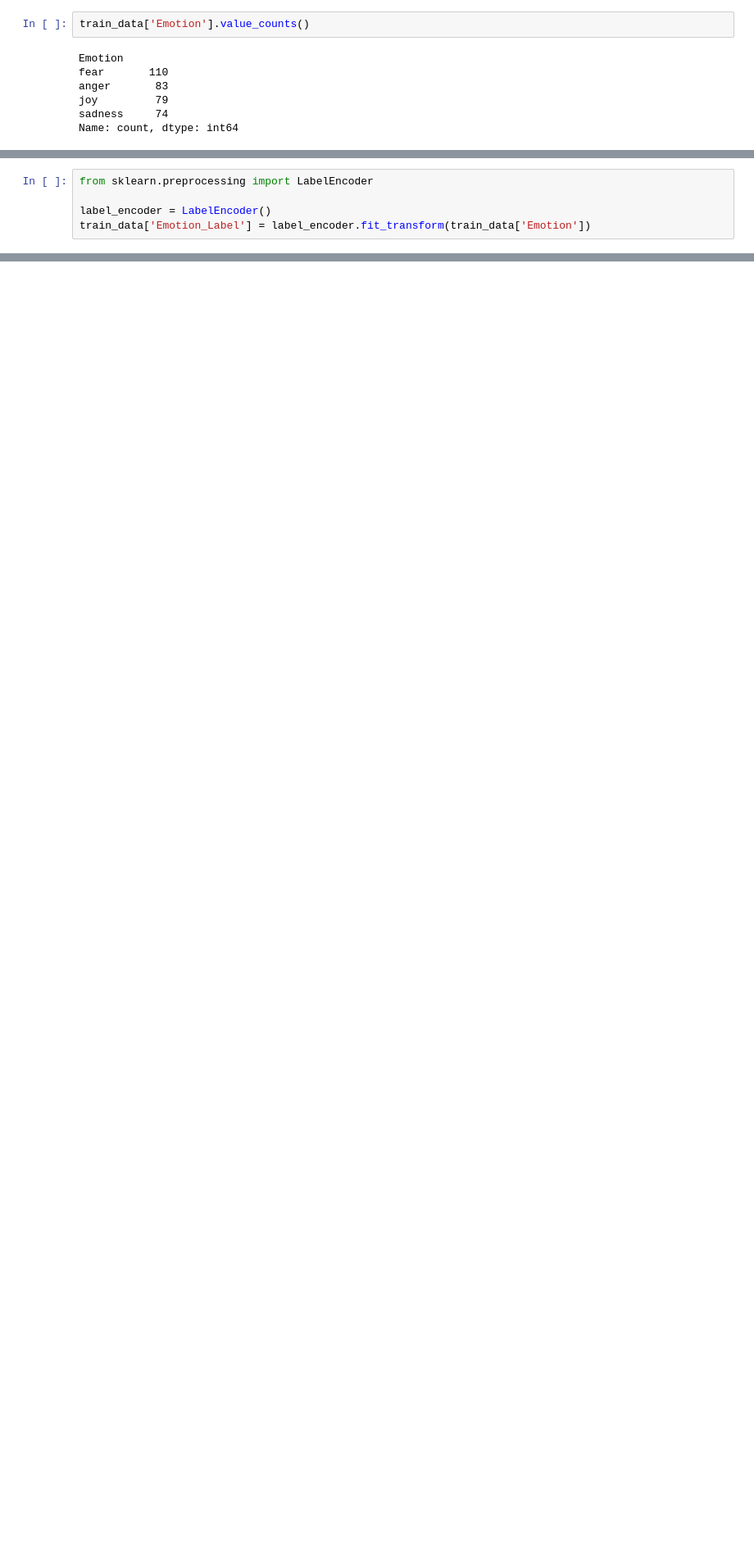
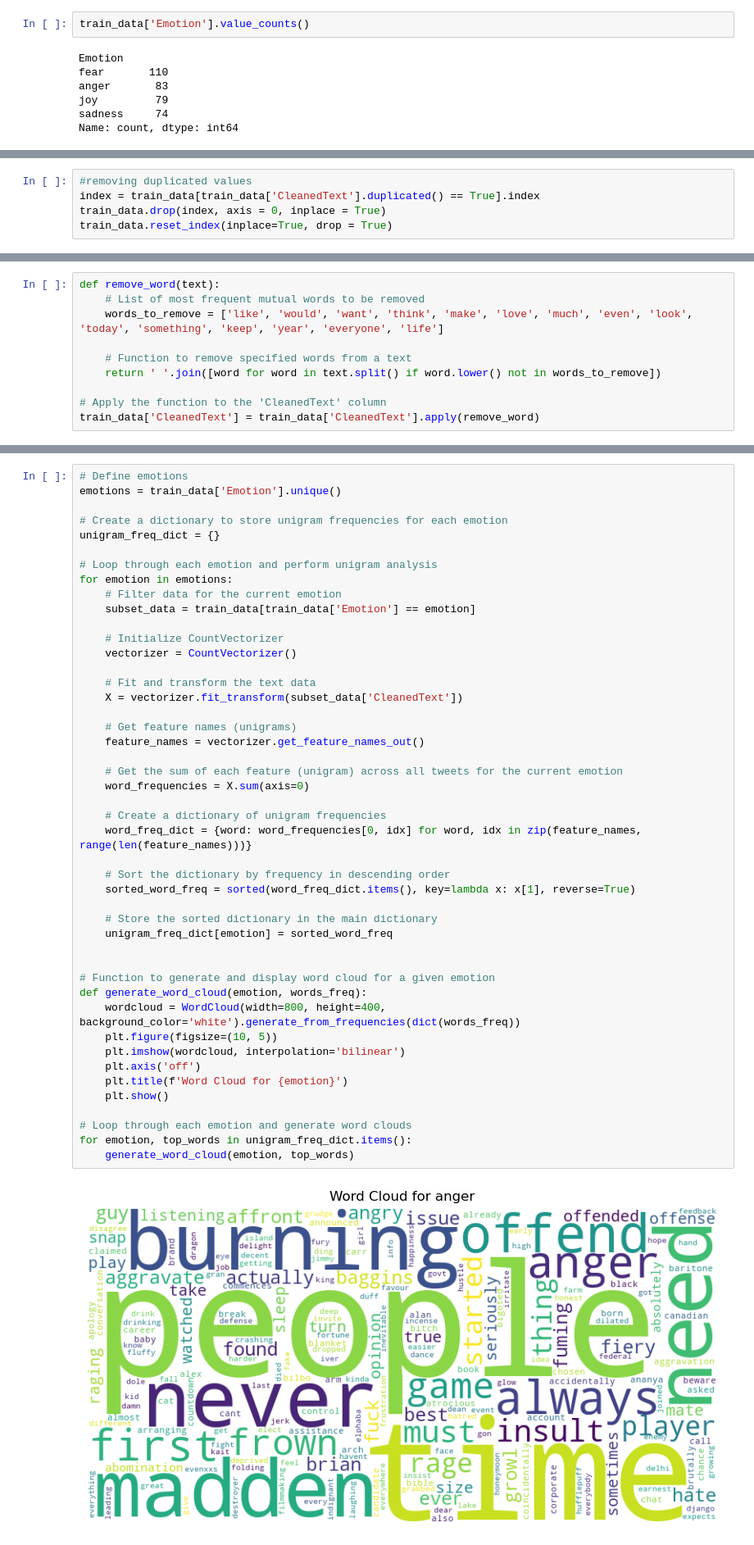
Before and after one commit to AnnaJazayeri/Emotion_Detection_from_Text, a Jupyter notebook: Emotion tweets.ipynb, the cells around one changed output, grey strips where cells are left out. Shown at 82% size. Cells and saved outputs as stored; diff of their text form; blank space fills up the shorter version.

Commit message:
text augmentaion added

```diff
--- a/Emotion tweets.ipynb
+++ b/Emotion tweets.ipynb
@@ -355,5 +89,0 @@ print(classification_report(y_test, y_pred))
-# %%
-from sklearn.preprocessing import LabelEncoder
-
-label_encoder = LabelEncoder()
-train_data['Emotion_Label'] = label_encoder.fit_transform(train_data['Emotion'])
@@ -588,0 +192,5 @@ weighted avg       0.74      0.60      0.57        70
+# %%
+#removing duplicated values
+index = train_data[train_data['CleanedText'].duplicated() == True].index
+train_data.drop(index, axis = 0, inplace = True)
+train_data.reset_index(inplace=True, drop = True)
@@ -588,0 +245,10 @@ weighted avg       0.74      0.60      0.57        70
+# %%
+def remove_word(text):
+    # List of most frequent mutual words to be removed
+    words_to_remove = ['like', 'would', 'want', 'think', 'make', 'love', 'much', 'even', 'look', 'today', 'something', 'keep', 'year', 'everyone', 'life']
+
+    # Function to remove specified words from a text
+    return ' '.join([word for word in text.split() if word.lower() not in words_to_remove])
+
+# Apply the function to the 'CleanedText' column
+train_data['CleanedText'] = train_data['CleanedText'].apply(remove_word)
@@ -588,0 +311,48 @@ weighted avg       0.74      0.60      0.57        70
+# %%
+# Define emotions
+emotions = train_data['Emotion'].unique()
+
+# Create a dictionary to store unigram frequencies for each emotion
+unigram_freq_dict = {}
+
+# Loop through each emotion and perform unigram analysis
+for emotion in emotions:
+    # Filter data for the current emotion
+    subset_data = train_data[train_data['Emotion'] == emotion]
+
+    # Initialize CountVectorizer
+    vectorizer = CountVectorizer()
+
+    # Fit and transform the text data
+    X = vectorizer.fit_transform(subset_data['CleanedText'])
+
+    # Get feature names (unigrams)
+    feature_names = vectorizer.get_feature_names_out()
+
+    # Get the sum of each feature (unigram) across all tweets for the current emotion
+    word_frequencies = X.sum(axis=0)
+
+    # Create a dictionary of unigram frequencies
+    word_freq_dict = {word: word_frequencies[0, idx] for word, idx in zip(feature_names, range(len(feature_names)))}
+
+    # Sort the dictionary by frequency in descending order
+    sorted_word_freq = sorted(word_freq_dict.items(), key=lambda x: x[1], reverse=True)
+
+    # Store the sorted dictionary in the main dictionary
+    unigram_freq_dict[emotion] = sorted_word_freq
+
+
+# Function to generate and display word cloud for a given emotion
+def generate_word_cloud(emotion, words_freq):
+    wordcloud = WordCloud(width=800, height=400, background_color='white').generate_from_frequencies(dict(words_freq))
+    plt.figure(figsize=(10, 5))
+    plt.imshow(wordcloud, interpolation='bilinear')
+    plt.axis('off')
+    plt.title(f'Word Cloud for {emotion}')
+    plt.show()
+
+# Loop through each emotion and generate word clouds
+for emotion, top_words in unigram_freq_dict.items():
+    generate_word_cloud(emotion, top_words)
+# %% [output]
+[figure, added]
```
Also changed, not shown: parts of 50 cells of this notebook, 1 other file.
